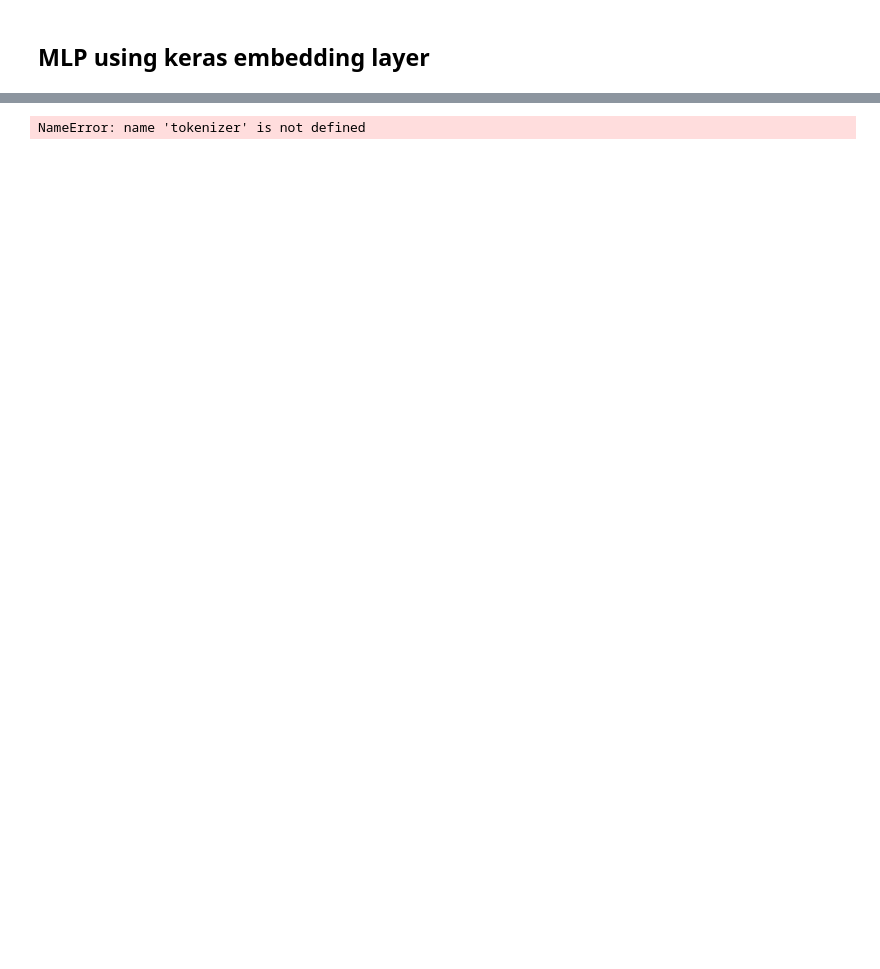
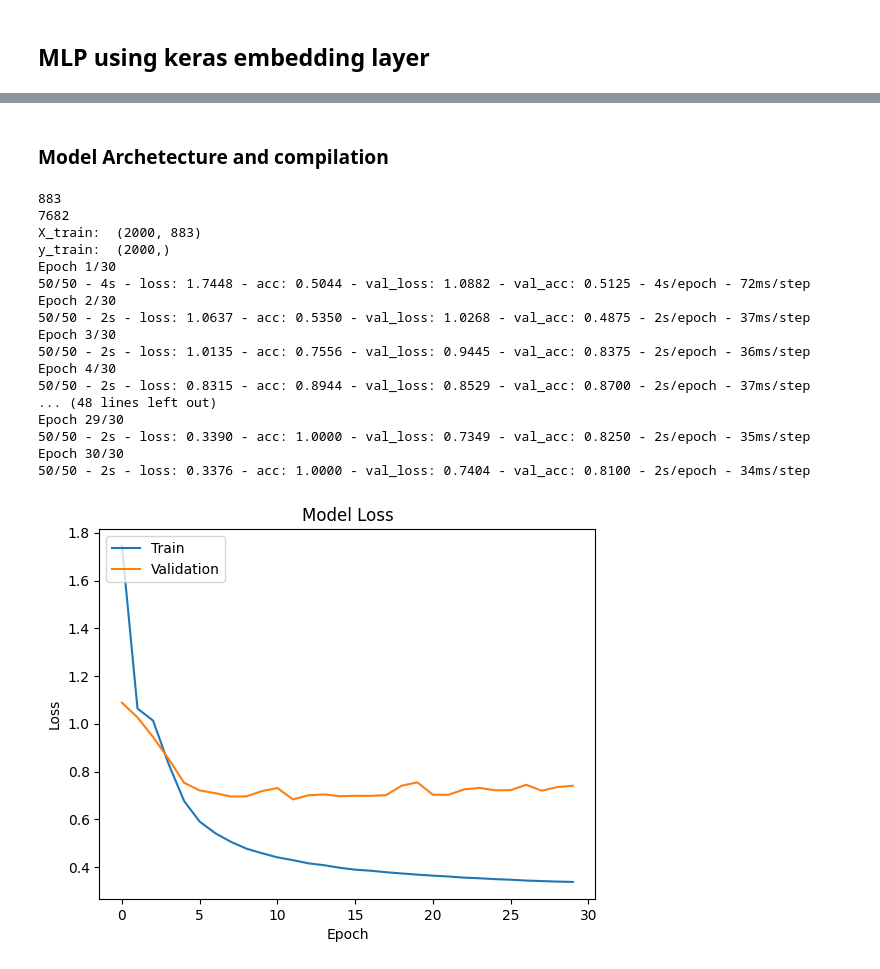
Before and after one commit to Ryan-McKee2001/Deep_Learning_Project-Fake_News_Detection, a Jupyter notebook: model_testing/mlp2.ipynb, the cells around one changed output, grey strips where cells are left out. Cells and saved outputs as stored; diff of their text form; code cells hidden in the pictures; blank space fills up the shorter version.

```diff
--- a/model_testing/mlp2.ipynb
+++ b/model_testing/mlp2.ipynb
@@ -215,39 +258,58 @@ USING EMBEDDING LAYER THIS TIME
+# %% [markdown]
+<h3>Model Archetecture and compilation</h3>
 # %%
 from tensorflow.keras.initializers import he_uniform
 
 vocab_size = len(tokenizer.word_index) + 1  # Add 1 for padding token
 
 print (max_len)
 print (vocab_size)
 
 model_2 = Sequential()
 model_2.add(Embedding(input_dim=vocab_size, output_dim=300, input_length=max_len))  # Specify input length here
 model_2.add(Flatten())  # Specify input shape here
 model_2.add(Dense(10, activation='relu', kernel_initializer=he_uniform(), kernel_regularizer=l1(0.001)))
 model_2.add(Dense(1, activation='sigmoid', kernel_regularizer=l1(0.001)))
 
 model_2.compile(loss='binary_crossentropy', optimizer='adam', metrics=['acc'])
 
 print ('X_train: ', X_train.shape)
 print ('y_train: ', y_train.shape)
-history = model_2.fit(flattened_X_train, y_train, validation_data=(X_test, y_test), epochs=30, batch_size=32, verbose=2)
+history = model_2.fit(X_train, y_train, validation_split=0.2, epochs=30, batch_size=32, verbose=2)
 
 
-# plt.plot(history.history['loss'])
-# plt.plot(history.history['val_loss'])
-# plt.title('Model Loss')
-# plt.ylabel('Loss')
-# plt.xlabel('Epoch')
-# plt.legend(['Train', 'Validation'], loc='upper left')
-# plt.show()
+plt.plot(history.history['loss'])
+plt.plot(history.history['val_loss'])
+plt.title('Model Loss')
+plt.ylabel('Loss')
+plt.xlabel('Epoch')
+plt.legend(['Train', 'Validation'], loc='upper left')
+plt.show()
 
-# # Plot training & validation accuracy values
-# plt.plot(history.history['acc'])
-# plt.plot(history.history['val_acc'])
-# plt.title('Model Accuracy')
-# plt.ylabel('Accuracy')
-# plt.xlabel('Epoch')
-# plt.legend(['Train', 'Validation'], loc='upper left')
-# plt.show()
+# Plot training & validation accuracy values
+plt.plot(history.history['acc'])
+plt.plot(history.history['val_acc'])
+plt.title('Model Accuracy')
+plt.ylabel('Accuracy')
+plt.xlabel('Epoch')
+plt.legend(['Train', 'Validation'], loc='upper left')
+plt.show()
 # %% [output]
-NameError: name 'tokenizer' is not defined
+883
+7682
+X_train:  (2000, 883)
+y_train:  (2000,)
+Epoch 1/30
+50/50 - 4s - loss: 1.7448 - acc: 0.5044 - val_loss: 1.0882 - val_acc: 0.5125 - 4s/epoch - 72ms/step
+Epoch 2/30
+50/50 - 2s - loss: 1.0637 - acc: 0.5350 - val_loss: 1.0268 - val_acc: 0.4875 - 2s/epoch - 37ms/step
+Epoch 3/30
+50/50 - 2s - loss: 1.0135 - acc: 0.7556 - val_loss: 0.9445 - val_acc: 0.8375 - 2s/epoch - 36ms/step
+Epoch 4/30
+50/50 - 2s - loss: 0.8315 - acc: 0.8944 - val_loss: 0.8529 - val_acc: 0.8700 - 2s/epoch - 37ms/step
+... (48 lines left out)
+Epoch 29/30
+50/50 - 2s - loss: 0.3390 - acc: 1.0000 - val_loss: 0.7349 - val_acc: 0.8250 - 2s/epoch - 35ms/step
+Epoch 30/30
+50/50 - 2s - loss: 0.3376 - acc: 1.0000 - val_loss: 0.7404 - val_acc: 0.8100 - 2s/epoch - 34ms/step
+[figure, added]
```
Also changed, not shown: parts of 20 cells of this notebook.
